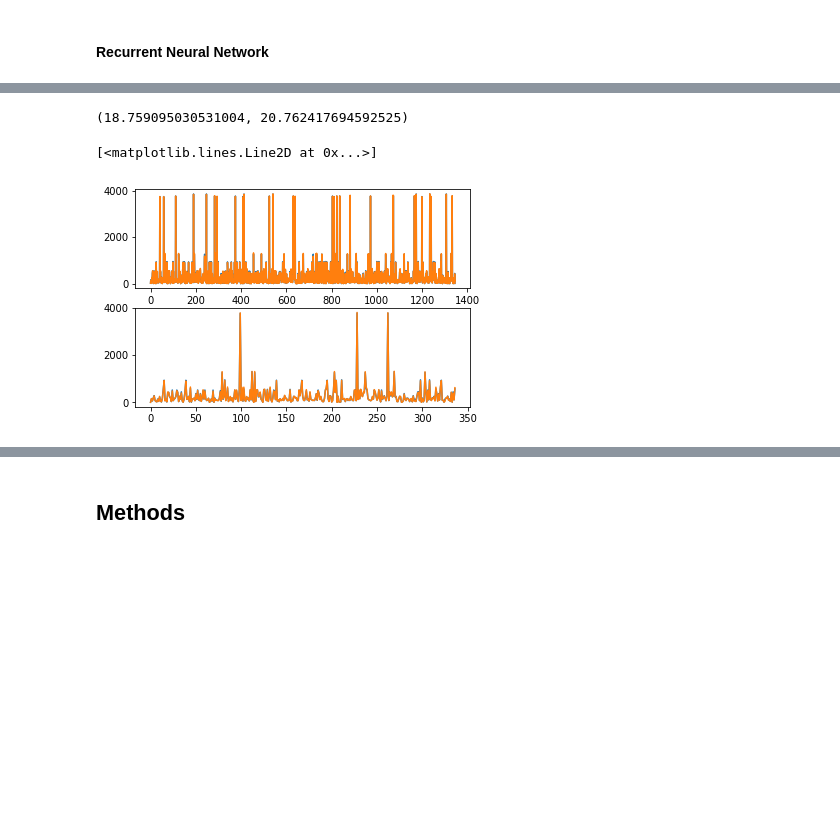
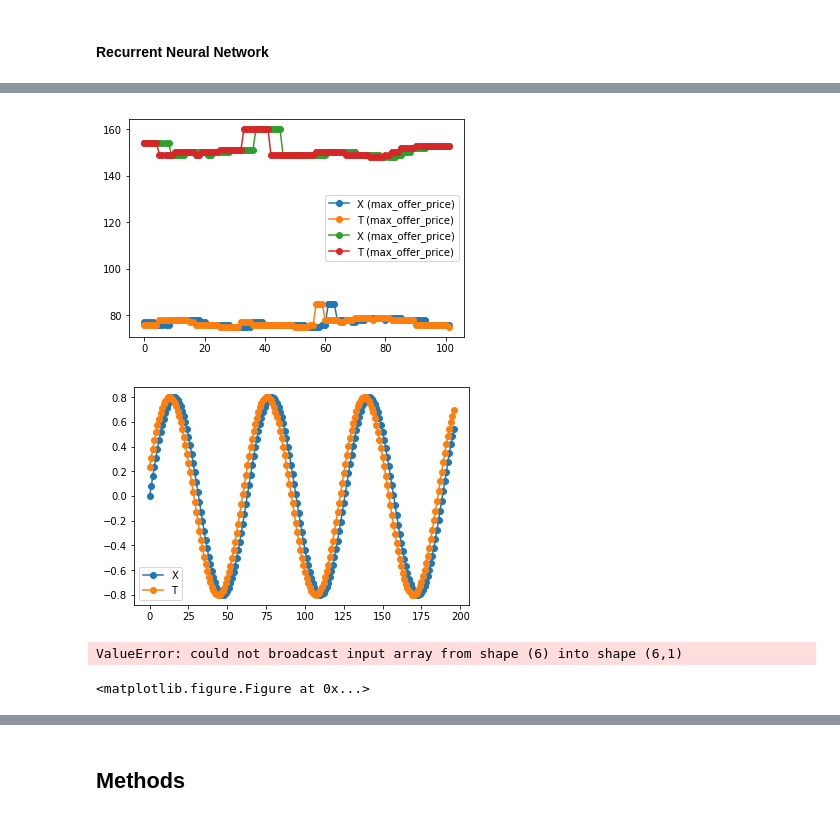
Before and after one commit to vicweeks/CS445-TermProject, a Jupyter notebook: TermProject.ipynb, the cells around one changed output, grey strips where cells are left out. Saved outputs shown, nothing was run; the diff lists cells and outputs as text; code cells hidden in the pictures; blank space fills up the shorter version.

Commit message:
added some prediction stuffs

```diff
--- a/TermProject.ipynb
+++ b/TermProject.ipynb
@@ -102,2 +91,0 @@ def makeItemData(itemID, stepsAheadToPredict=4):
-# %%
-X, T = makeItemData(19718)
@@ -106,3 +91,0 @@ X, T = makeItemData(19718)
-# %%
-X = item1[:-5,:]
-T = item1[5:,:]
@@ -124,6 +91,0 @@ for c in range(ncol):
-# %%
-stepsToPredict = 2
-T = item1[:-2, 1:2]
-X = item1[2:, 2:]
-Tname = names[1]
-Xnames = names[2:]
@@ -210,16 +92,15 @@ def rmse(A, B):
-# %%
-Ytrain = nnet.use(Xtrain)
-Ytest = nnet.use(Xtest)
-rmse(Ytrain, Ttrain), rmse(Ytest, Ttest)
-# %% [output]
-(18.759095030531004, 20.762417694592525)
-# %%
-plt.subplot(2, 1, 1)
-plt.plot(Ttrain)
-plt.plot(Ytrain)
-plt.subplot(2, 1, 2)
-plt.plot(Ttest)
-plt.plot(Ytest)
-# %% [output]
-[<matplotlib.lines.Line2D at 0x...>]
-[figure, removed]
+# %%
+def makeItemData(itemID, stepsAheadToPredict=4):
+    itemTimeData = np.load('itemData.npy')
+    itemData = itemTimeData[np.where(itemTimeData[:]==itemID)[0]]
+    X = itemData[:-stepsAheadToPredict, 1:2]
+    T = itemData[stepsAheadToPredict:, 1:2]
+    plt.plot(X[:, 0], 'o-', label='X (max_offer_price)')
+    plt.plot(T, 'o-', label='T (max_offer_price)')
+    plt.legend();
+    return X, T, itemData
+# %%
+X, T, item1 = makeItemData(19718)
+Xtest, Ttest, item2 = makeItemData(19720)
+# %% [output]
+[figure, added]
@@ -225,0 +148,4 @@ plt.plot(Ytest)
+# %%
+X, T = makeSineData(nSamples=200, stepsAheadToPredict=3)
+# %% [output]
+[figure, added]
@@ -225,0 +238,5 @@ plt.plot(Ytest)
+# %%
+W = train(X, T, nUnits=4, nIterations=1000, learningRate=0.01)
+# %% [output]
+ValueError: could not broadcast input array from shape (6) into shape (6,1)
+<matplotlib.figure.Figure at 0x...>
```
Also changed, not shown: parts of 34 cells of this notebook, 1 other file.
